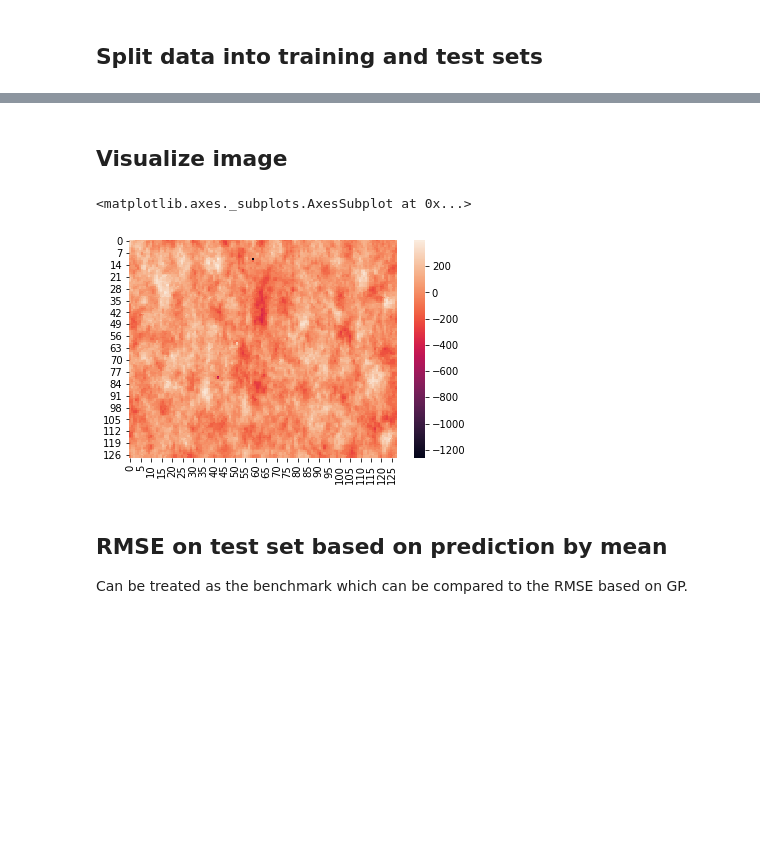
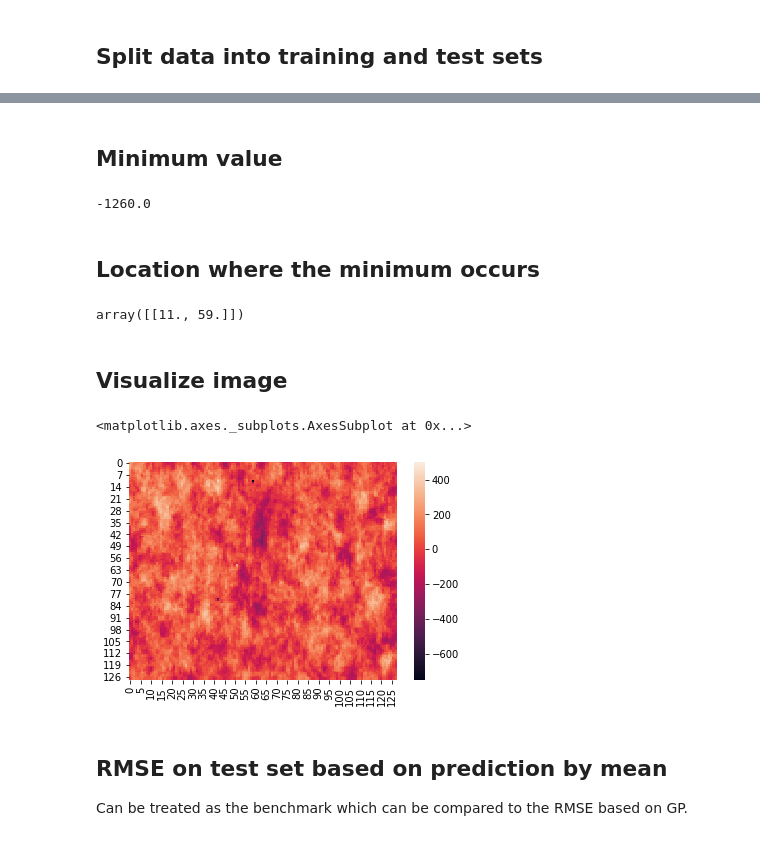
Before and after one commit to yasuaki-94/gpVariational, a Jupyter notebook: CMB/CMB_GP.ipynb, the cells around one changed output, grey strips where cells are left out. Drawn from its saved outputs; the diff is of its cells as text; code cells hidden in the pictures; blank space fills up the shorter version.

```diff
--- a/CMB/CMB_GP.ipynb
+++ b/CMB/CMB_GP.ipynb
@@ -36,10 +43,22 @@ y_test = y_test.reshape((y_test.shape[0], 1))
+# %% [markdown]
+## Minimum value
+# %%
+min(y)
+# %% [output]
+-1260.0
+# %% [markdown]
+## Location where the minimum occurs
+# %%
+X[y==min(y),:]
+# %% [output]
+array([[11., 59.]])
 # %% [markdown]
 ## Visualize image
 # %%
-sns.heatmap(y.reshape(N,N))
+sns.heatmap(y.reshape(N,N), vmin=-750, vmax=500)
 # %% [output]
 <matplotlib.axes._subplots.AxesSubplot at 0x...>
-[figure, old version]
+[figure, new version]
 # %% [markdown]
 ## RMSE on test set based on prediction by mean
 Can be treated as the benchmark which can be compared to the RMSE based on GP.
```
Also changed, not shown: parts of 15 cells of this notebook, 6 other files.
